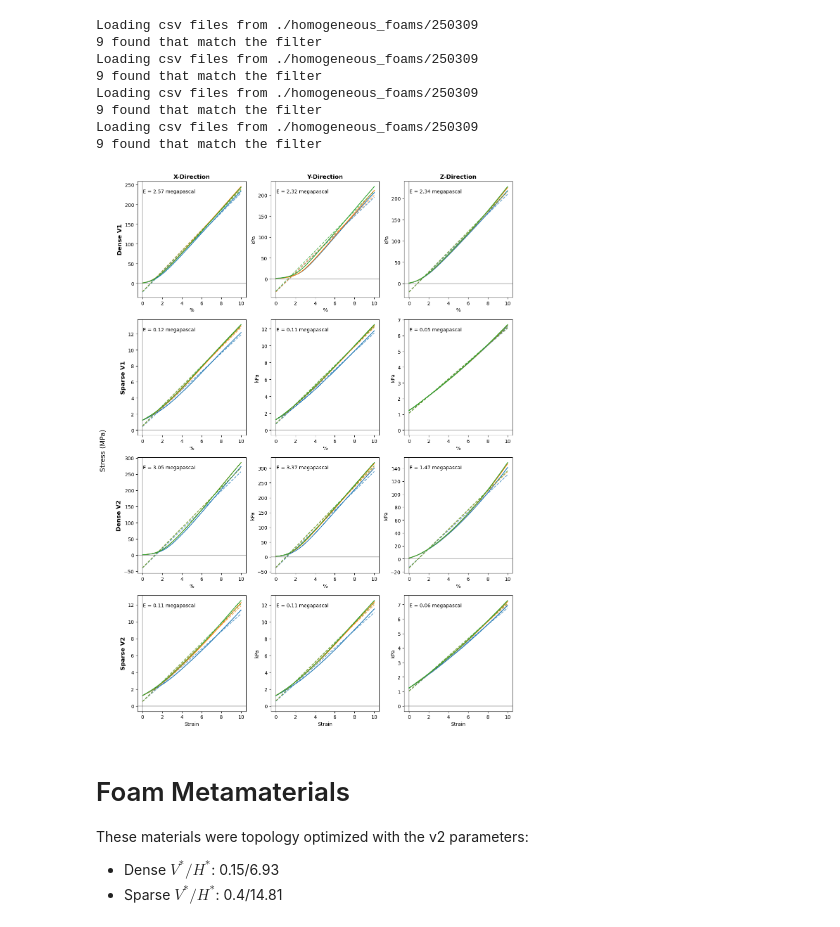
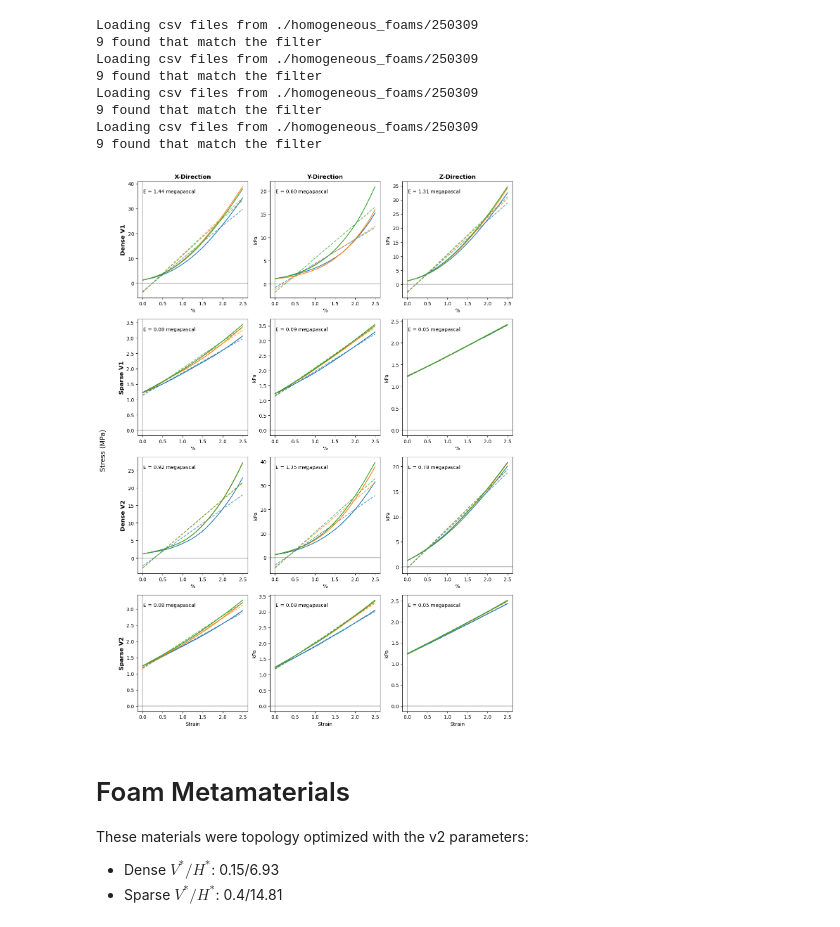
Before and after one commit to TransformativeRoboticsLab/FDE-Metamaterials, a Jupyter notebook: data/instron_tests/analysis.ipynb, the cells around one changed output. Saved outputs shown, nothing was run; the diff lists cells and outputs as text; code cells hidden in the pictures.

```diff
--- a/data/instron_tests/analysis.ipynb
+++ b/data/instron_tests/analysis.ipynb
@@ -37,7 +40,7 @@ for group in samples:
         m, b = s.add_linear_fit(x='Compressive strain (Displacement)',
                                 y='Compressive stress',
                                 x_min=0.,
-                                x_max=10 * ureg.percent)
+                                x_max=2.5 * ureg.percent)
         s.user_data = dict(
             E=m.to('MPa'),
             y_intercept=b,
@@ -78,7 +81,7 @@ x_col = 'Compressive strain (Displacement)'
 y1_col = 'Compressive stress'
 y2_col = 'Compressive stress (Line Fit)'
 # x bounds of plot
-strain_limits = (0., 0.1)
+strain_limits = (0., 0.025)
 
 # Plotting
 fig, axg = plt.subplots(4, 3, figsize=(12, 16))
@@ -117,34 +120,34 @@ for i in range(4):
                 ax.plot(sample.data[x_col][mask],
                         sample.data[y2_col][mask],
                         linestyle='--',
                         color=ax.lines[-1].get_color(),
                         alpha=0.7)
 
         # Add E value as text in each subplot
         if samples_to_plot:
             E_values = [s.user_data['E'] for s in samples_to_plot]
             avg_E = sum(E_values)/len(E_values) if E_values else 0
             ax.text(0.05, 0.9, f'E = {avg_E:.2f}', transform=ax.transAxes)
 
         # Set common x and y limits
         # ax.set_xlim(strain_limits * ureg.percent)
 
         # Only add x-labels to bottom row
         if i == 3:
             ax.set_xlabel('Strain')
 
 # Add a common y-label
 fig.text(0.01, 0.5, 'Stress (MPa)', va='center',
          rotation='vertical', fontsize=14)
 
 plt.tight_layout()
 plt.subplots_adjust(left=0.1)  # Make room for common y-label
 
 # # Add a small legend to the bottom right subplot only
 # if organized_samples[3, 2]:  # If there are samples in the bottom right
 #     axg[3, 2].legend(loc='upper left', fontsize='small')
 # %% [output]
-[figure, old version]
+[figure, new version]
 # %% [markdown]
 # Foam Metamaterials
 
```
Also changed, not shown: parts of 8 cells of this notebook, 1 other file.
